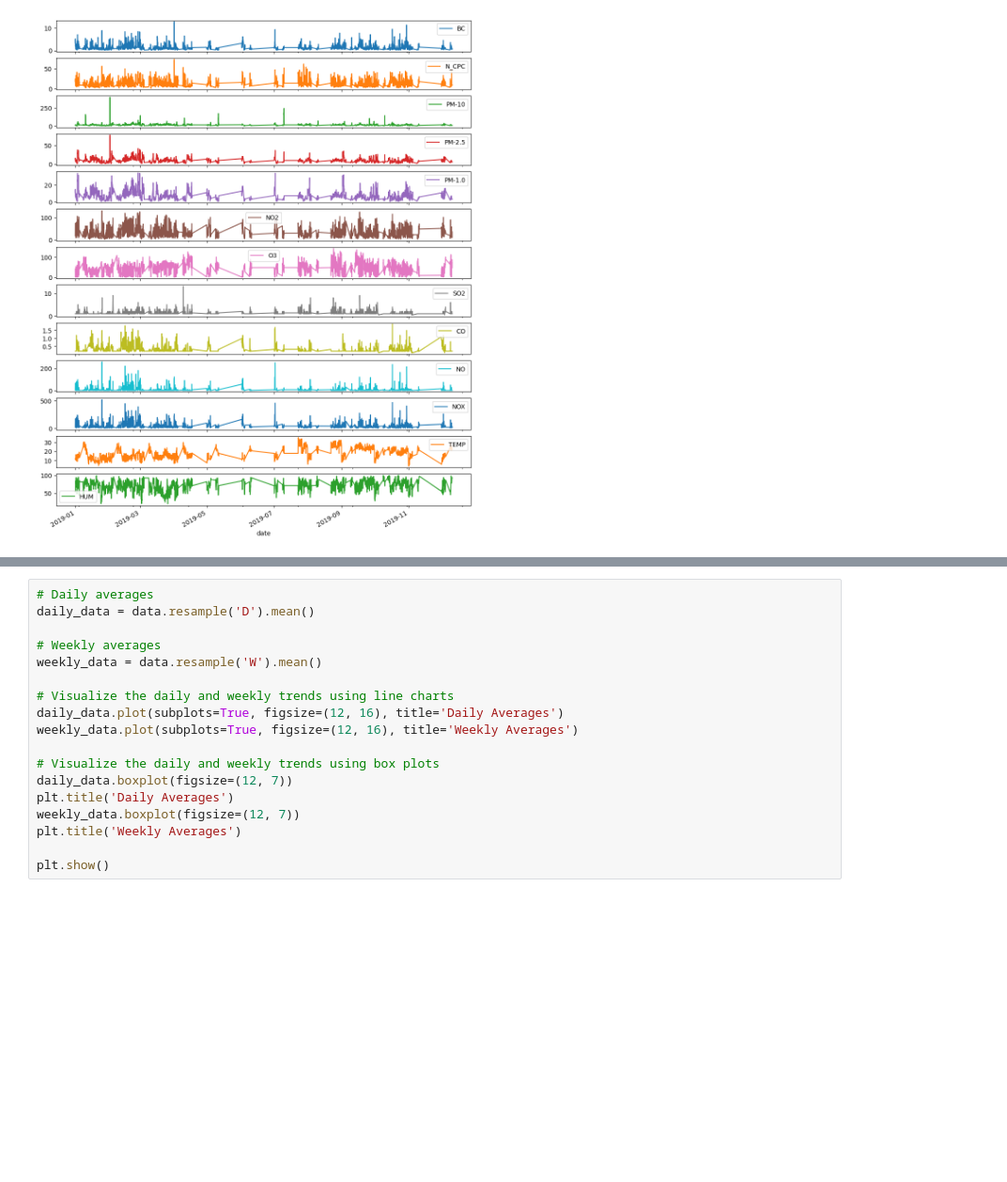
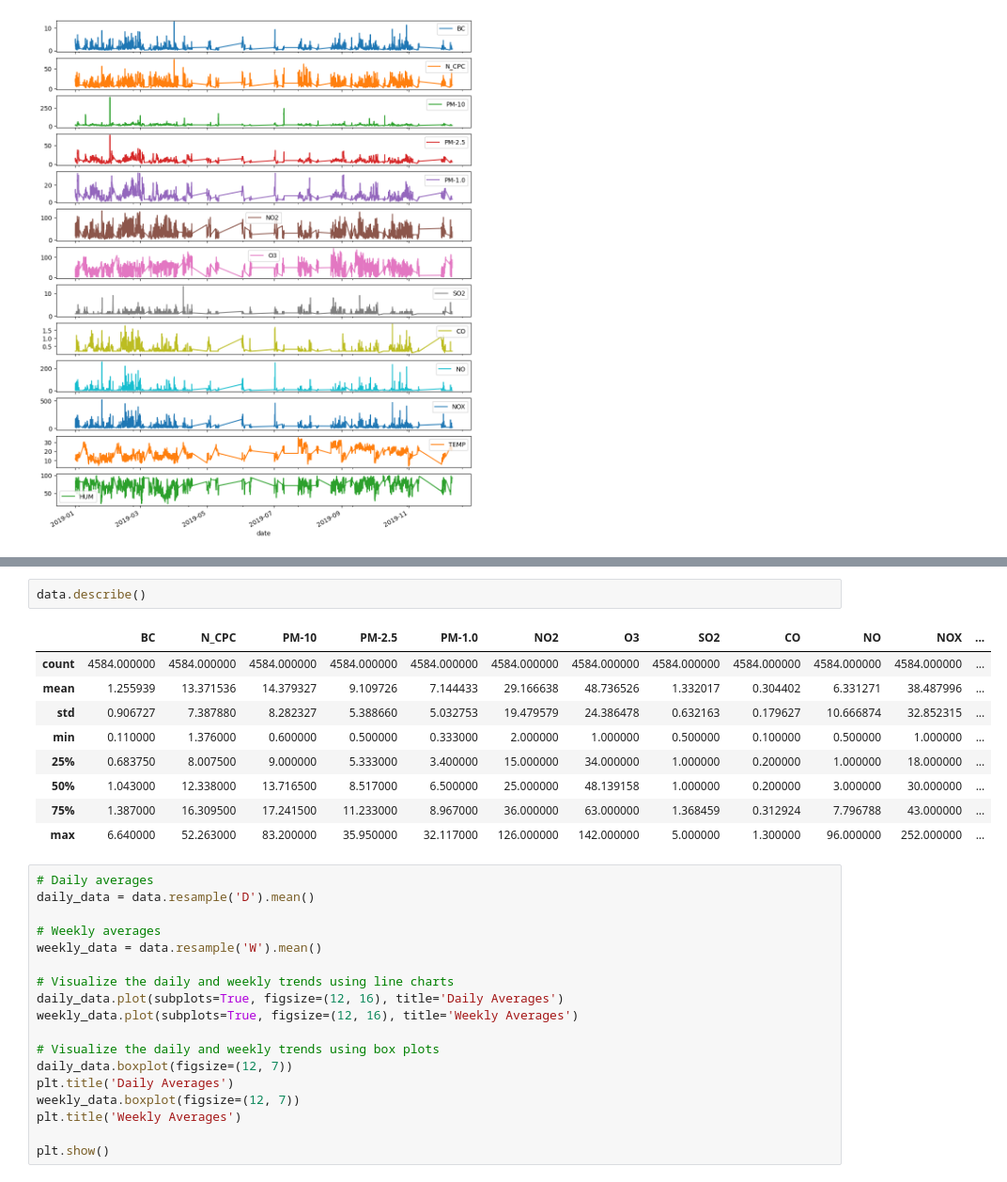
Before and after one commit to M3lo00/TOML_Homeworks, a Jupyter notebook: Homework3-4/data_exploration.ipynb, the cells around one changed output, grey strips where cells are left out. Shown at 94% size. Saved outputs shown, nothing was run; the diff lists cells and outputs as text; blank space fills up the shorter version.

```diff
--- a/Homework3-4/data_exploration.ipynb
+++ b/Homework3-4/data_exploration.ipynb
@@ -211,3 +211,15 @@ plt.show()
+# %%
+data.describe()
+# %% [output]
+|  | BC | N_CPC | PM-10 | PM-2.5 | PM-1.0 | NO2 | O3 | SO2 | CO | NO | NOX | ... |
+| count | 4584.000000 | 4584.000000 | 4584.000000 | 4584.000000 | 4584.000000 | 4584.000000 | 4584.000000 | 4584.000000 | 4584.000000 | 4584.000000 | 4584.000000 | ... |
+| mean | 1.255939 | 13.371536 | 14.379327 | 9.109726 | 7.144433 | 29.166638 | 48.736526 | 1.332017 | 0.304402 | 6.331271 | 38.487996 | ... |
+| std | 0.906727 | 7.387880 | 8.282327 | 5.388660 | 5.032753 | 19.479579 | 24.386478 | 0.632163 | 0.179627 | 10.666874 | 32.852315 | ... |
+| min | 0.110000 | 1.376000 | 0.600000 | 0.500000 | 0.333000 | 2.000000 | 1.000000 | 0.500000 | 0.100000 | 0.500000 | 1.000000 | ... |
+| 25% | 0.683750 | 8.007500 | 9.000000 | 5.333000 | 3.400000 | 15.000000 | 34.000000 | 1.000000 | 0.200000 | 1.000000 | 18.000000 | ... |
+| 50% | 1.043000 | 12.338000 | 13.716500 | 8.517000 | 6.500000 | 25.000000 | 48.139158 | 1.000000 | 0.200000 | 3.000000 | 30.000000 | ... |
+| 75% | 1.387000 | 16.309500 | 17.241500 | 11.233000 | 8.967000 | 36.000000 | 63.000000 | 1.368459 | 0.312924 | 7.796788 | 43.000000 | ... |
+| max | 6.640000 | 52.263000 | 83.200000 | 35.950000 | 32.117000 | 126.000000 | 142.000000 | 5.000000 | 1.300000 | 96.000000 | 252.000000 | ... |
 # %%
 # Daily averages
 daily_data = data.resample('D').mean()
```
Also changed, not shown: parts of 4 cells of this notebook.
